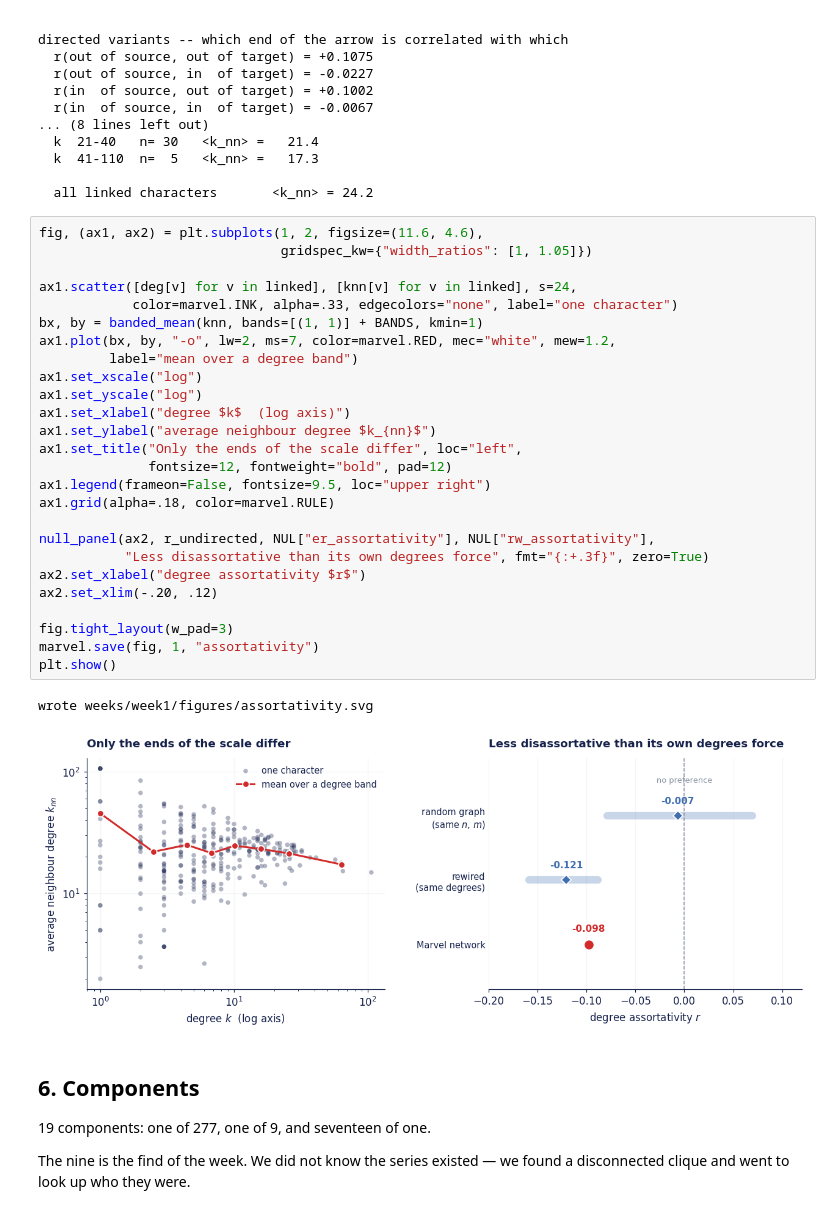
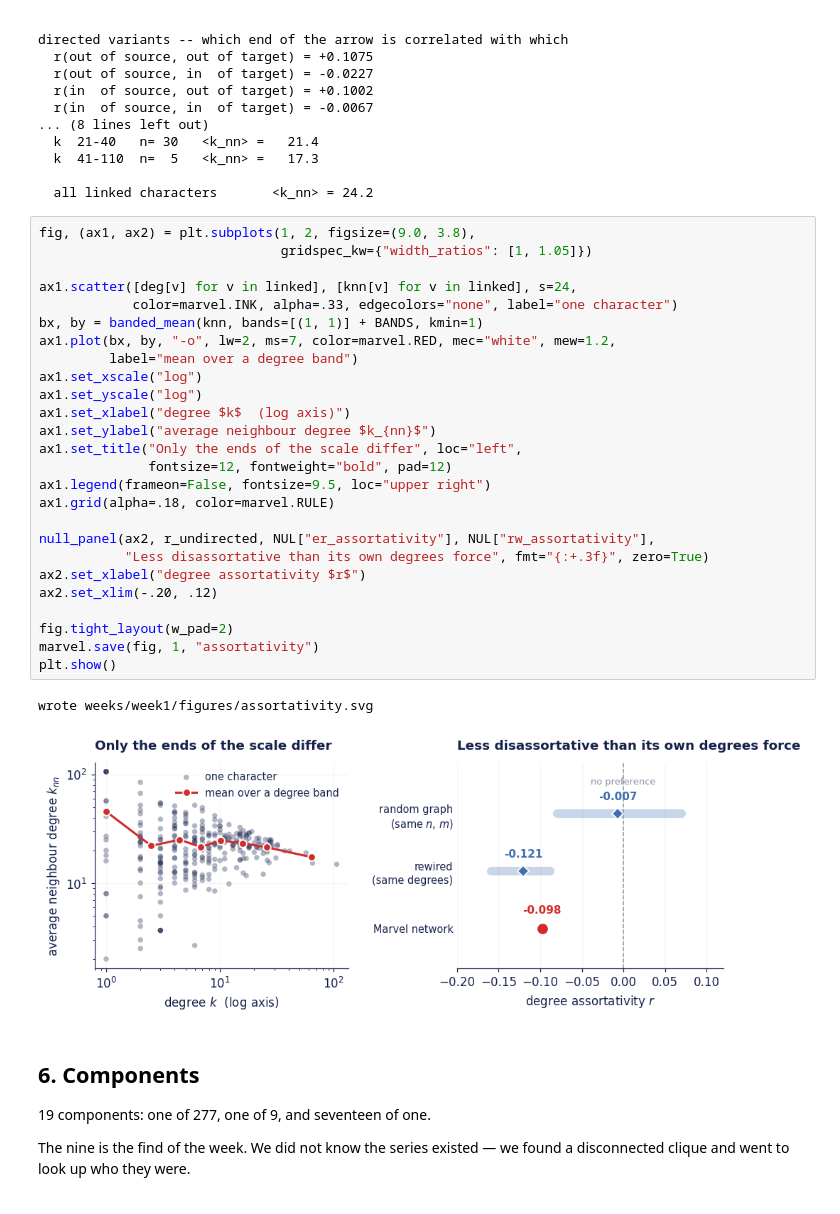
Before and after one commit to MfiqulCh/MfiqulCh.github.io, a Jupyter notebook: notebooks/week1_marvel_network.ipynb, the cells around one changed output. Saved outputs shown, nothing was run; the diff lists cells and outputs as text.

```diff
--- a/notebooks/week1_marvel_network.ipynb
+++ b/notebooks/week1_marvel_network.ipynb
@@ -563,34 +563,34 @@ directed variants -- which end of the arrow is correlated with which
 
   all linked characters       <k_nn> = 24.2
 # %%
-fig, (ax1, ax2) = plt.subplots(1, 2, figsize=(11.6, 4.6),
+fig, (ax1, ax2) = plt.subplots(1, 2, figsize=(9.0, 3.8),
                                gridspec_kw={"width_ratios": [1, 1.05]})
 
 ax1.scatter([deg[v] for v in linked], [knn[v] for v in linked], s=24,
             color=marvel.INK, alpha=.33, edgecolors="none", label="one character")
 bx, by = banded_mean(knn, bands=[(1, 1)] + BANDS, kmin=1)
 ax1.plot(bx, by, "-o", lw=2, ms=7, color=marvel.RED, mec="white", mew=1.2,
          label="mean over a degree band")
 ax1.set_xscale("log")
 ax1.set_yscale("log")
 ax1.set_xlabel("degree $k$  (log axis)")
 ax1.set_ylabel("average neighbour degree $k_{nn}$")
 ax1.set_title("Only the ends of the scale differ", loc="left",
               fontsize=12, fontweight="bold", pad=12)
 ax1.legend(frameon=False, fontsize=9.5, loc="upper right")
 ax1.grid(alpha=.18, color=marvel.RULE)
 
 null_panel(ax2, r_undirected, NUL["er_assortativity"], NUL["rw_assortativity"],
            "Less disassortative than its own degrees force", fmt="{:+.3f}", zero=True)
 ax2.set_xlabel("degree assortativity $r$")
 ax2.set_xlim(-.20, .12)
 
-fig.tight_layout(w_pad=3)
+fig.tight_layout(w_pad=2)
 marvel.save(fig, 1, "assortativity")
 plt.show()
 # %% [output]
 wrote weeks/week1/figures/assortativity.svg
-[figure, old version]
+[figure, new version]
 # %% [markdown]
 ## 6. Components
 
```
Also changed, not shown: parts of 3 cells of this notebook, 3 other files.
